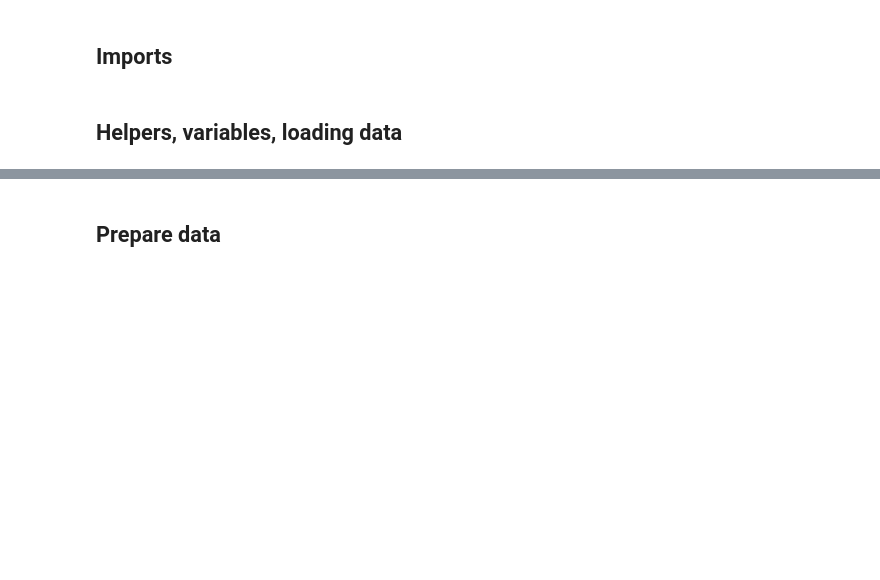
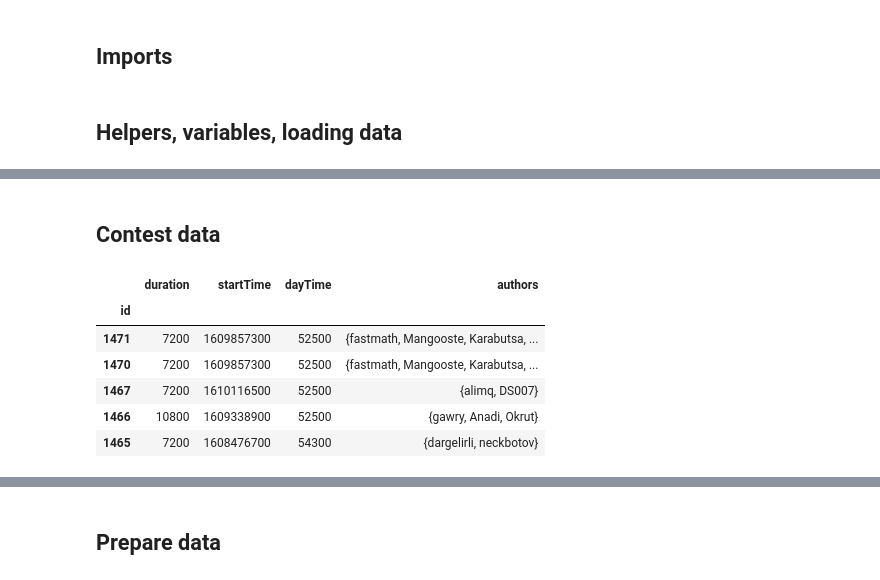
Before and after one commit to wiklam/CF-predictor, a Jupyter notebook: KNN/KNN.ipynb, the cells around one changed output, grey strips where cells are left out. Saved outputs shown, nothing was run; the diff lists cells and outputs as text; code cells hidden in the pictures; blank space fills up the shorter version.

```diff
--- a/KNN/KNN.ipynb
+++ b/KNN/KNN.ipynb
@@ -108,0 +120,12 @@ def get_train_test(handle=None, threshold=50):
+# %% [markdown]
+## Contest data
+# %%
+db.contests.head()
+# %% [output]
+|  | duration | startTime | dayTime | authors |
+| id |  |  |  |  |
+| 1471 | 7200 | 1609857300 | 52500 | {fastmath, Mangooste, Karabutsa, ... |
+| 1470 | 7200 | 1609857300 | 52500 | {fastmath, Mangooste, Karabutsa, ... |
+| 1467 | 7200 | 1610116500 | 52500 | {alimq, DS007} |
+| 1466 | 10800 | 1609338900 | 52500 | {gawry, Anadi, Okrut} |
+| 1465 | 7200 | 1608476700 | 54300 | {dargelirli, neckbotov} |
```
Also changed, not shown: parts of 6 cells of this notebook.
